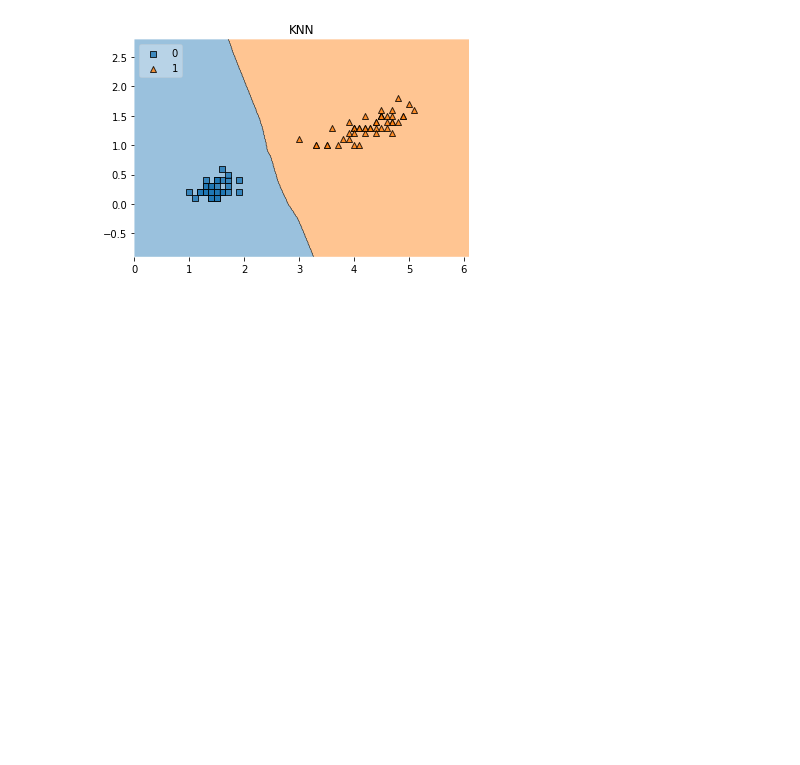
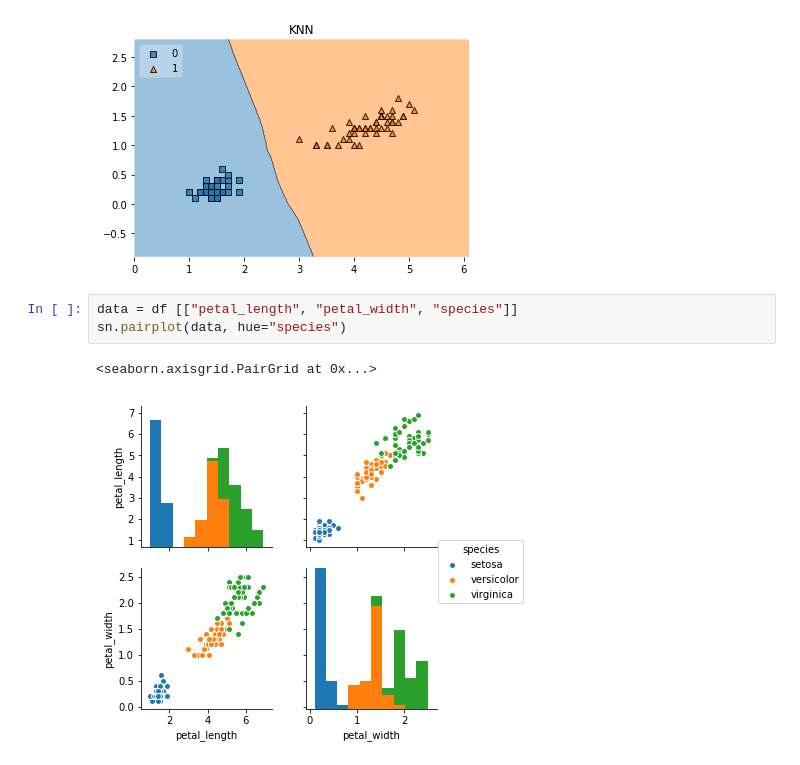
Before and after one commit to Evanior/MachineLearning, a Jupyter notebook: svm_test.ipynb, the cells around one changed output. Saved outputs shown, nothing was run; the diff lists cells and outputs as text; blank space fills up the shorter version.

```diff
--- a/svm_test.ipynb
+++ b/svm_test.ipynb
@@ -300,3 +300,9 @@ proportion : 1.0
 [figure]
 [figure]
 [figure]
+# %%
+data = df [["petal_length", "petal_width", "species"]]
+sn.pairplot(data, hue="species")
+# %% [output]
+<seaborn.axisgrid.PairGrid at 0x...>
+[figure, added]
```
Also changed, not shown: parts of 1 cell of this notebook.
